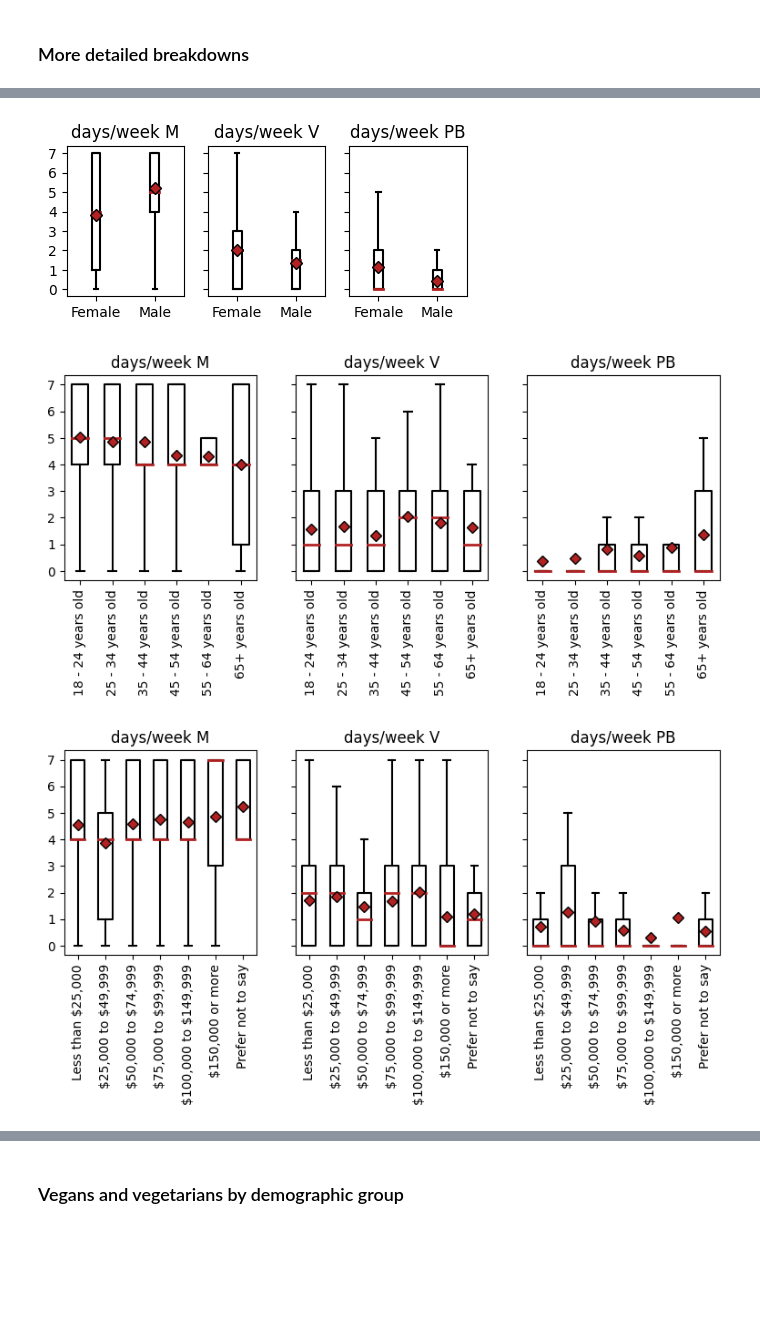
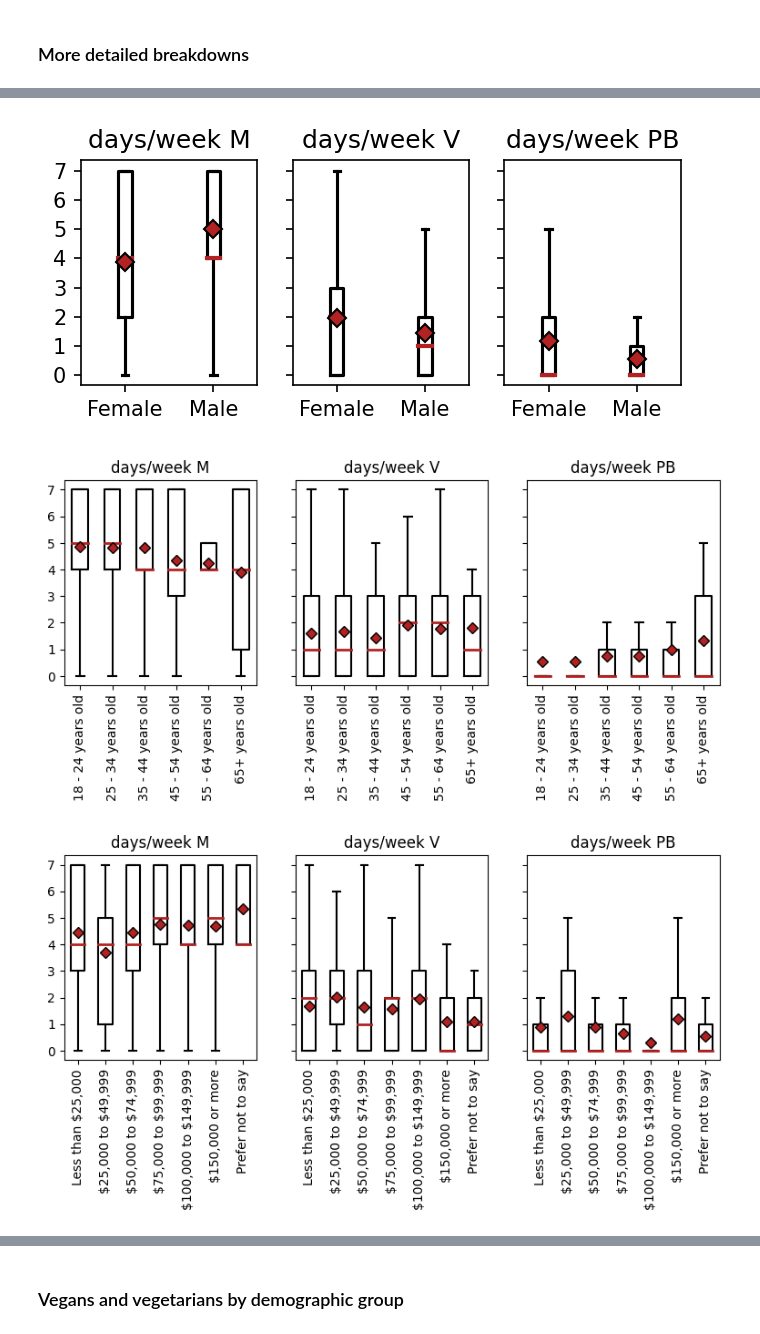
Before and after one commit to aberke/ff, a Jupyter notebook: data-analysis/climate-model-diets.ipynb, the cells around one changed output, grey strips where cells are left out. Saved outputs shown, nothing was run; the diff lists cells and outputs as text; code cells hidden in the pictures; blank space fills up the shorter version.

```diff
--- a/data-analysis/climate-model-diets.ipynb
+++ b/data-analysis/climate-model-diets.ipynb
@@ -235,5 +235,10 @@ sample_df.head(3)
 N_PROLIFIC_PID_na = len(sample_df[sample_df['PROLIFIC_PID'].isna()])
 print('dropping %s non PROLIFIC responses' % N_PROLIFIC_PID_na)
 sample_df = sample_df[sample_df['PROLIFIC_PID'].notna()]
+# prolific provides a full URL with a PROLIFIC_ID to test preview the survey.
+# A participant with this PID is our test
+TEST_PREVIEW_PROLIFIC_PID = '62a2a94d2c2d3cac1cdb636b'
+print('dropping %s test responses' % len(sample_df[sample_df['PROLIFIC_PID']==TEST_PREVIEW_PROLIFIC_PID]))
+sample_df = sample_df[sample_df['PROLIFIC_PID']!=TEST_PREVIEW_PROLIFIC_PID].copy()
 # %% [output]
 dropping 1 non PROLIFIC responses
@@ -429,7 +437,7 @@ We then calculate averages over the population
 # %%
 print(codebook['Q_past_vegetarian']['Q'])
 print(codebook['Q_past_vegan']['Q'])
-fig,(ax1,ax2) = plt.subplots(1,2, figsize=(8,2), sharey=True, dpi=100)
+fig,(ax1,ax2) = plt.subplots(1,2, figsize=(8,2), sharey=True, dpi=200)
 ax1.set_title('Past days/week ate meat')
 _ = sample_df['Q_past_vegetarian'].value_counts().sort_index().plot.bar(ax=ax1)
 ax2.set_title('Past days/week ate any animal product')
@@ -606,15 +614,15 @@ def styled_boxplot(df, by, column=None, ax=None):
     ).get_figure().suptitle('') # remove title automatically added by pandas
     _ = ax.set_xlabel('')
 # %%
-dpi = 100
+dpi = 150
 
 fig,axes = plt.subplots(1,3, figsize=(5,2), dpi=dpi, sharey=True)
 for i, (ax, d) in enumerate(zip(axes, ['M','V','PB'])):
     styled_boxplot(ma_stratified_df, column=d, by='gender', ax=ax)
     ax.set_title('days/week %s' % d)
     ax.set_yticks(list(range(8)))
 # %% [output]
-[figure, old version]
+[figure, new version]
 # %%
 fig,axes = plt.subplots(1,3, figsize=(9,3), dpi=dpi, sharey=True)
 for i, (ax, d) in enumerate(zip(axes, ['M','V','PB'])):
@@ -622,7 +630,7 @@ for i, (ax, d) in enumerate(zip(axes, ['M','V','PB'])):
     ax.set_title('days/week %s' % d)
     _ = ax.set_xticklabels(ax.get_xticklabels(), rotation=90)
 # %% [output]
-[figure, old version]
+[figure, new version]
 # %%
 fig,axes = plt.subplots(1,3, figsize=(9,3), dpi=dpi, sharey=True)
 for i, (ax, d) in enumerate(zip(axes, ['M','V','PB'])):
@@ -630,7 +638,7 @@ for i, (ax, d) in enumerate(zip(axes, ['M','V','PB'])):
     ax.set_title('days/week %s' % d)
     _ = ax.set_xticklabels(list(codebook['Q_demos_income']['choices'].values()),rotation=90)
 # %% [output]
-[figure, old version]
+[figure, new version]
 # %%
 fig,axes = plt.subplots(1,3, figsize=(9,3), dpi=dpi, sharey=True)
 for i, (ax, d) in enumerate(zip(axes, ['M','V','PB'])):
```
Also changed, not shown: parts of 21 cells of this notebook.
